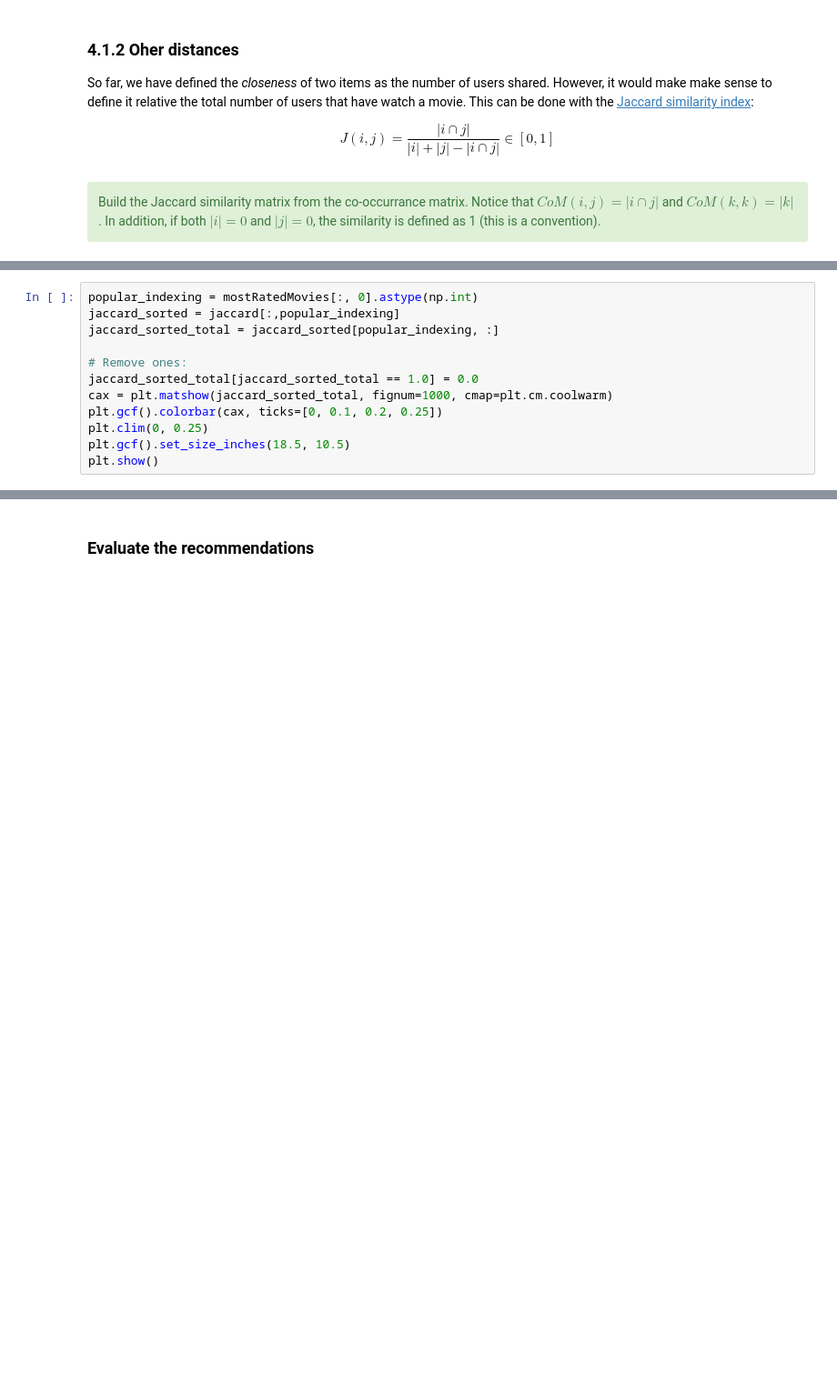
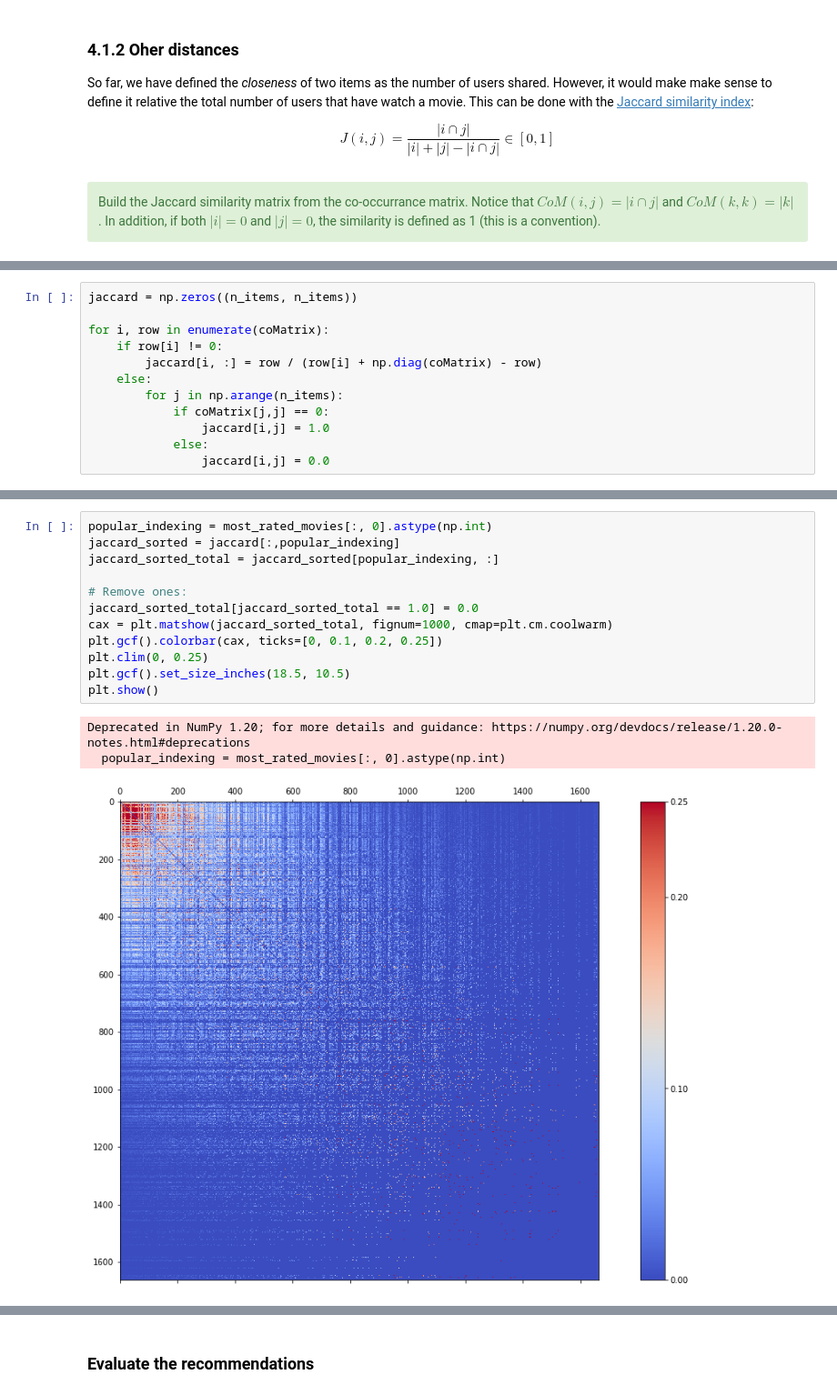
Before and after one commit to robertomanzanolopez/master-kschool, a Jupyter notebook: 15_Sistemas_de_recomendacion/RecSys_student_version.ipynb, the cells around one changed output, grey strips where cells are left out. Shown at 91% size. Drawn from its saved outputs; the diff is of its cells as text; blank space fills up the shorter version.

```diff
--- a/15_Sistemas_de_recomendacion/RecSys_student_version.ipynb
+++ b/15_Sistemas_de_recomendacion/RecSys_student_version.ipynb
@@ -1226,3 +1389,15 @@ jaccard = ...
+# %%
+jaccard = np.zeros((n_items, n_items))
+
+for i, row in enumerate(coMatrix):
+    if row[i] != 0:
+        jaccard[i, :] = row / (row[i] + np.diag(coMatrix) - row)
+    else:
+        for j in np.arange(n_items):
+            if coMatrix[j,j] == 0:
+                jaccard[i,j] = 1.0
+            else:
+                jaccard[i,j] = 0.0
 # %%
 # visualize the matrix
 plt.matshow(jaccard, fignum=1000, cmap=plt.cm.binary)
@@ -1231,15 +1408,19 @@ plt.show()
 # %%
-popular_indexing = mostRatedMovies[:, 0].astype(np.int)
+popular_indexing = most_rated_movies[:, 0].astype(np.int)
 jaccard_sorted = jaccard[:,popular_indexing]
 jaccard_sorted_total = jaccard_sorted[popular_indexing, :]
 
 # Remove ones:
 jaccard_sorted_total[jaccard_sorted_total == 1.0] = 0.0
 cax = plt.matshow(jaccard_sorted_total, fignum=1000, cmap=plt.cm.coolwarm)
 plt.gcf().colorbar(cax, ticks=[0, 0.1, 0.2, 0.25])
 plt.clim(0, 0.25)
 plt.gcf().set_size_inches(18.5, 10.5)
 plt.show()
+# %% [output]
+Deprecated in NumPy 1.20; for more details and guidance: https://numpy.org/devdocs/release/1.20.0-notes.html#deprecations
+  popular_indexing = most_rated_movies[:, 0].astype(np.int)
+[figure, added]
 # %%
 queryMovieId = 40
 Ntop = 5
```
Also changed, not shown: parts of 68 cells of this notebook.
